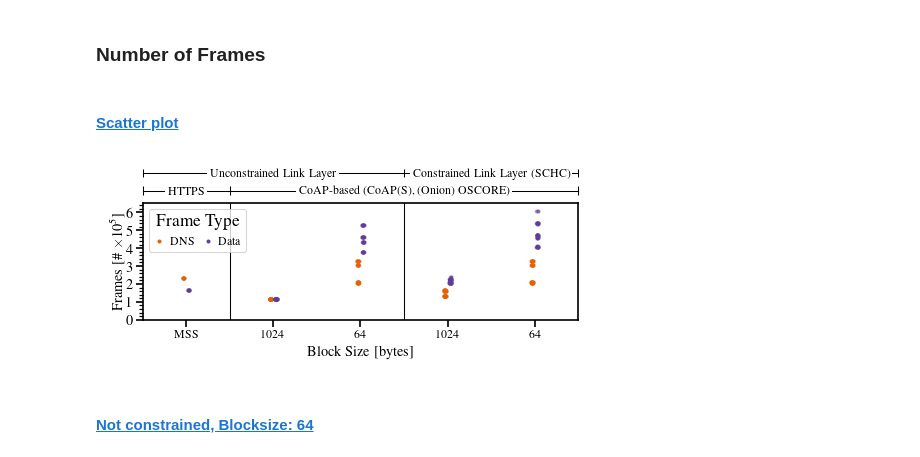
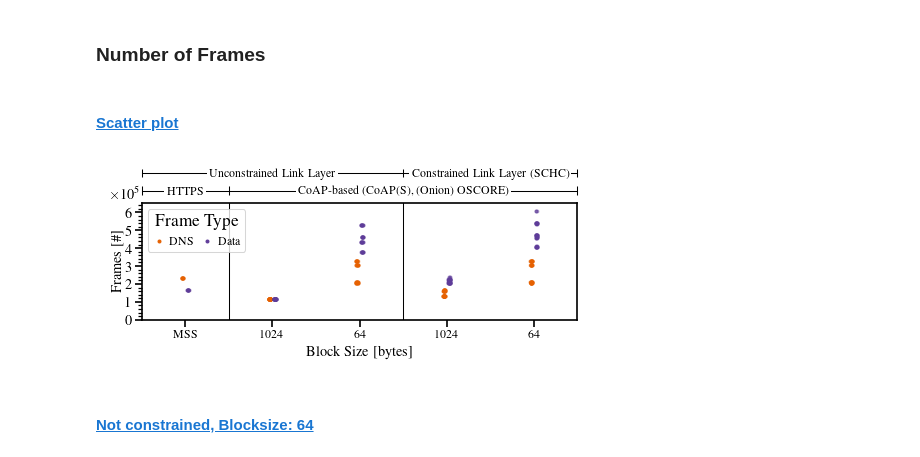
Before and after one commit to miri64/artifacts-eurosp26-doc-privacy, a Jupyter notebook: dataset_exploration.ipynb, the cells around one changed output. Cells and saved outputs as stored; diff of their text form; code cells hidden in the pictures.

Commit message:
dataset_exploration.ipynb: fix offset notation

```diff
--- a/dataset_exploration.ipynb
+++ b/dataset_exploration.ipynb
@@ -1047,38 +1047,37 @@ for prot_span, label in [
         YMAX + SPAN_HEIGHT // 2 + SPAN_HEIGHT + SPAN_OFFSET // 2 + SPAN_HEIGHT // 20,
         label,
         bbox=dict(boxstyle='square,pad=0.2', facecolor="white", edgecolor="none"),
         fontsize="xx-small",
         ha="center",
         va="center",
     )
 
 ax.axvline(0.5, linewidth=0.5, color="black")
 ax.axvline(2.5, linewidth=0.5, color="black", zorder=1)
 ax.set_xlabel(r"Block Size [bytes]", labelpad=3.0)
 
 ax.ticklabel_format(axis='y', style='sci', scilimits=(5,5))
 
 ax.set_ylim(0, YMAX)
 ax.set_yticks(numpy.arange(0, YMAX + 1, 100000))
 ax.set_yticks(numpy.arange(0, YMAX + 1, 20000), minor=True)
 
-ax.yaxis.offsetText.set_visible(False)
-ax.figure.canvas.draw()
-yoffset = ax.yaxis.get_major_formatter().get_offset()
-ax.set_ylabel(rf"Frames [\# {yoffset}]")
+offset_text = ax.get_yaxis().get_offset_text()
+offset_text.set_ha("right")
+ax.set_ylabel(rf"Frames [\#]")
 
 legend = ax.legend(loc="upper left", ncol=2, title="Frame Type")
 for handle in legend.legend_handles:
     handle.set_alpha(1)
 
 filename = EVALUATION_DIR / "plots" / f"frames_scatter.pdf"
 matplotlib.pyplot.savefig(filename, bbox_inches="tight", pad_inches=0.01)
 display(Markdown(f"#### [Scatter plot]({filename.relative_to(EVALUATION_DIR)})"))
 
 matplotlib.pyplot.show()
 # %% [output]
 #### [Scatter plot](plots/frames_scatter.pdf)
-[figure, old version]
+[figure, new version]
 # %%
 for l2 in ["eth", "schc"]:
     for blocksize in [64, 1024]:
```
Also changed, not shown: 3 other files.
